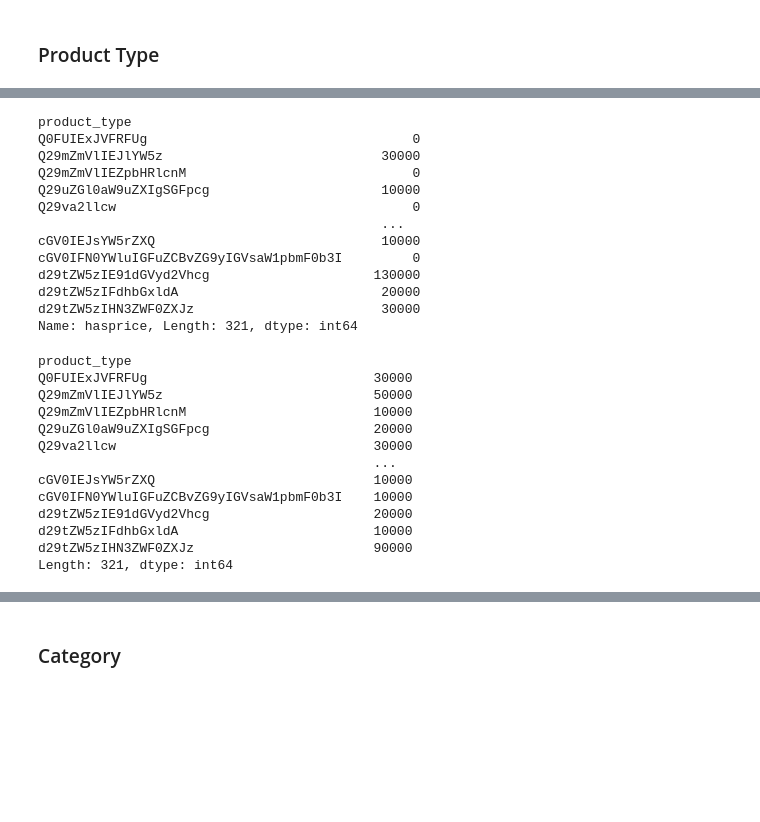
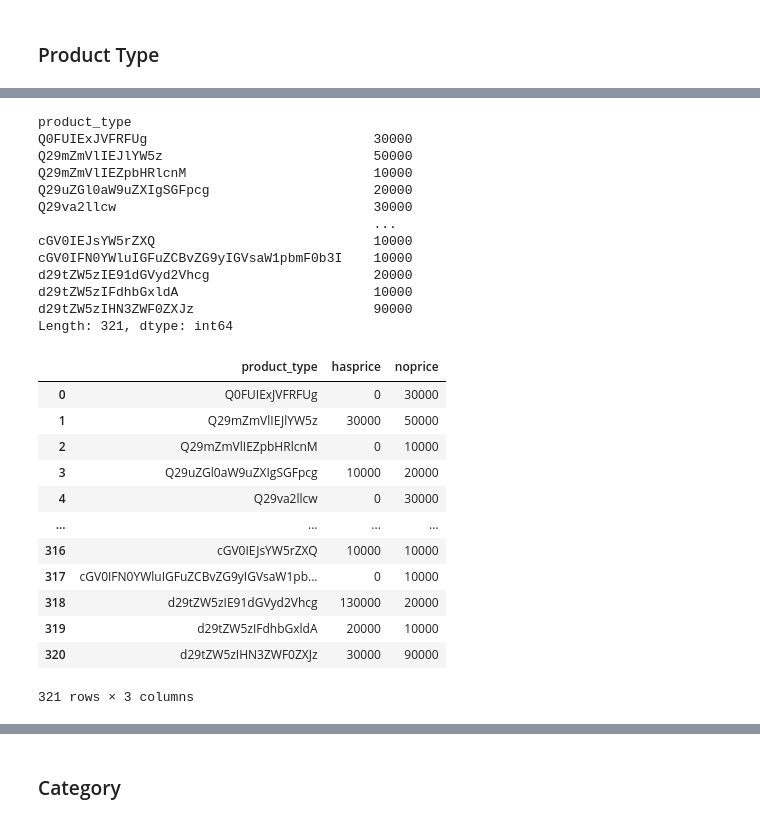
Before and after one commit to PrithviK21/BeZen-assignment, a Jupyter notebook: analyse_data.ipynb, the cells around one changed output, grey strips where cells are left out. Saved outputs shown, nothing was run; the diff lists cells and outputs as text; code cells hidden in the pictures; blank space fills up the shorter version.

```diff
--- a/analyse_data.ipynb
+++ b/analyse_data.ipynb
@@ -58,39 +72,19 @@ Level 1
 # %%
-# Number of products which have a price, grouped by product type
-grpby_prodtype = df.groupby('product_type')
+# Number of products which dont have a price, grouped by product type
+totalsize_prodtype = grpby_prodtype.size()
+noprice_prodtype = totalsize_prodtype - hasprice_prodtype.hasprice
+noprice_prodtype
+# %% [output]
+product_type
+Q0FUIExJVFRFUg                             30000
+Q29mZmVlIEJlYW5z                           50000
+Q29mZmVlIEZpbHRlcnM                        10000
+Q29uZGl0aW9uZXIgSGFpcg                     20000
+Q29va2llcw                                 30000
+                                           ...
+cGV0IEJsYW5rZXQ                            10000
+cGV0IFN0YWluIGFuZCBvZG9yIGVsaW1pbmF0b3I    10000
+d29tZW5zIE91dGVyd2Vhcg                     20000
+d29tZW5zIFdhbGxldA                         10000
+d29tZW5zIHN3ZWF0ZXJz                       90000
+Length: 321, dtype: int64
-# %%
-hasprice_prodtype = grpby_prodtype.count()
-hasprice_prodtype.rename(columns={"price_string": "hasprice"}, inplace=True)
-hasprice_prodtype.hasprice
-# %% [output]
-product_type
-Q0FUIExJVFRFUg                                  0
-Q29mZmVlIEJlYW5z                            30000
-Q29mZmVlIEZpbHRlcnM                             0
-Q29uZGl0aW9uZXIgSGFpcg                      10000
-Q29va2llcw                                      0
-                                            ...
-cGV0IEJsYW5rZXQ                             10000
-cGV0IFN0YWluIGFuZCBvZG9yIGVsaW1pbmF0b3I         0
-d29tZW5zIE91dGVyd2Vhcg                     130000
-d29tZW5zIFdhbGxldA                          20000
-d29tZW5zIHN3ZWF0ZXJz                        30000
-Name: hasprice, Length: 321, dtype: int64
-# %%
-totalsize_prodtype = grpby_prodtype.size()
-noprice_prodtype = totalsize_prodtype - hasprice_prodtype.hasprice
-noprice_prodtype
-# %% [output]
-product_type
-Q0FUIExJVFRFUg                             30000
-Q29mZmVlIEJlYW5z                           50000
-Q29mZmVlIEZpbHRlcnM                        10000
-Q29uZGl0aW9uZXIgSGFpcg                     20000
-Q29va2llcw                                 30000
-                                           ...
-cGV0IEJsYW5rZXQ                            10000
-cGV0IFN0YWluIGFuZCBvZG9yIGVsaW1pbmF0b3I    10000
-d29tZW5zIE91dGVyd2Vhcg                     20000
-d29tZW5zIFdhbGxldA                         10000
-d29tZW5zIHN3ZWF0ZXJz                       90000
-Length: 321, dtype: int64
@@ -96,0 +97,16 @@ Length: 321, dtype: int64
+# %%
+bruh
+# %% [output]
+|  | product_type | hasprice | noprice |
+| 0 | Q0FUIExJVFRFUg | 0 | 30000 |
+| 1 | Q29mZmVlIEJlYW5z | 30000 | 50000 |
+| 2 | Q29mZmVlIEZpbHRlcnM | 0 | 10000 |
+| 3 | Q29uZGl0aW9uZXIgSGFpcg | 10000 | 20000 |
+| 4 | Q29va2llcw | 0 | 30000 |
+| ... | ... | ... | ... |
+| 316 | cGV0IEJsYW5rZXQ | 10000 | 10000 |
+| 317 | cGV0IFN0YWluIGFuZCBvZG9yIGVsaW1pb... | 0 | 10000 |
+| 318 | d29tZW5zIE91dGVyd2Vhcg | 130000 | 20000 |
+| 319 | d29tZW5zIFdhbGxldA | 20000 | 10000 |
+| 320 | d29tZW5zIHN3ZWF0ZXJz | 30000 | 90000 |
+321 rows × 3 columns
```
Also changed, not shown: parts of 39 cells of this notebook.
